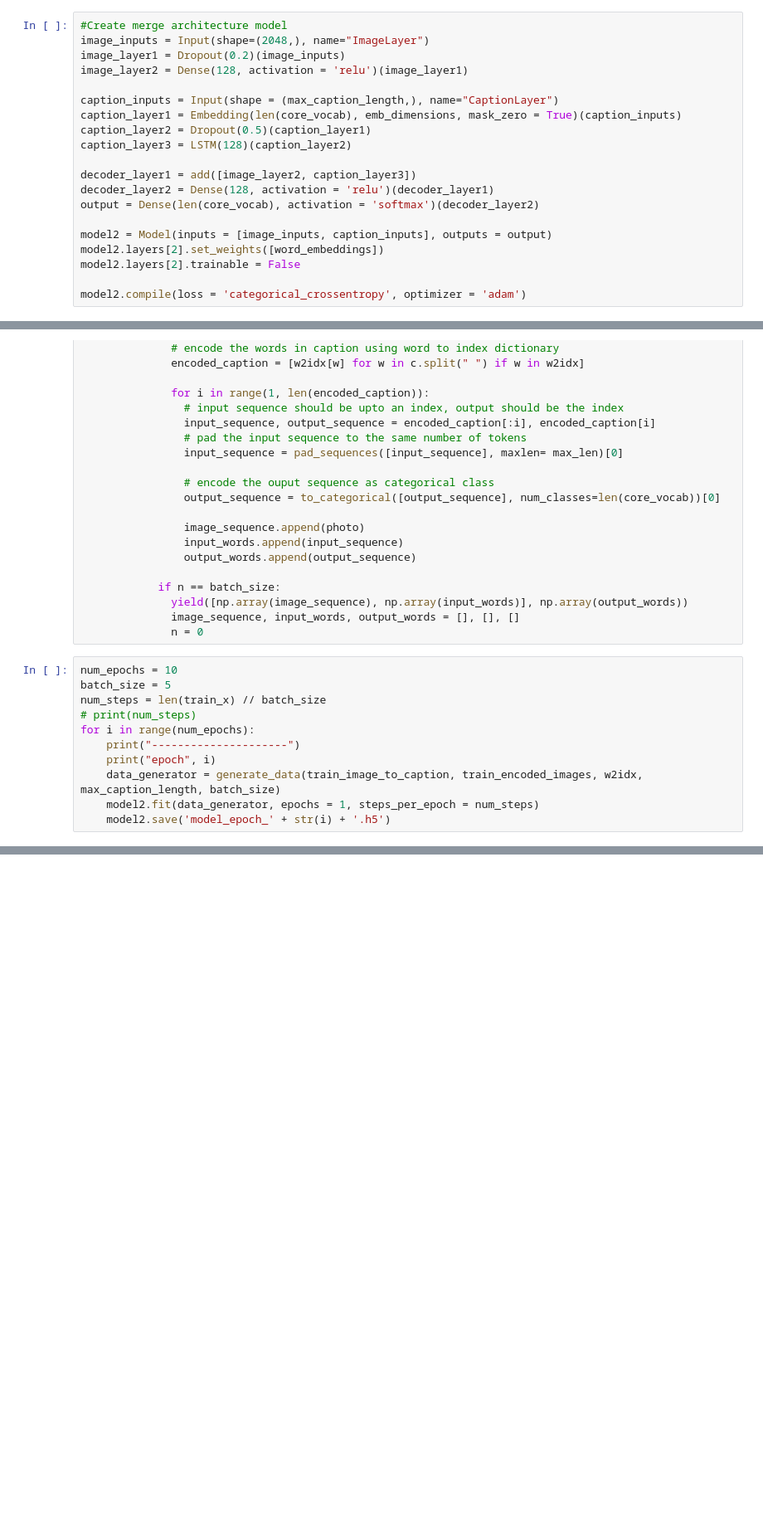
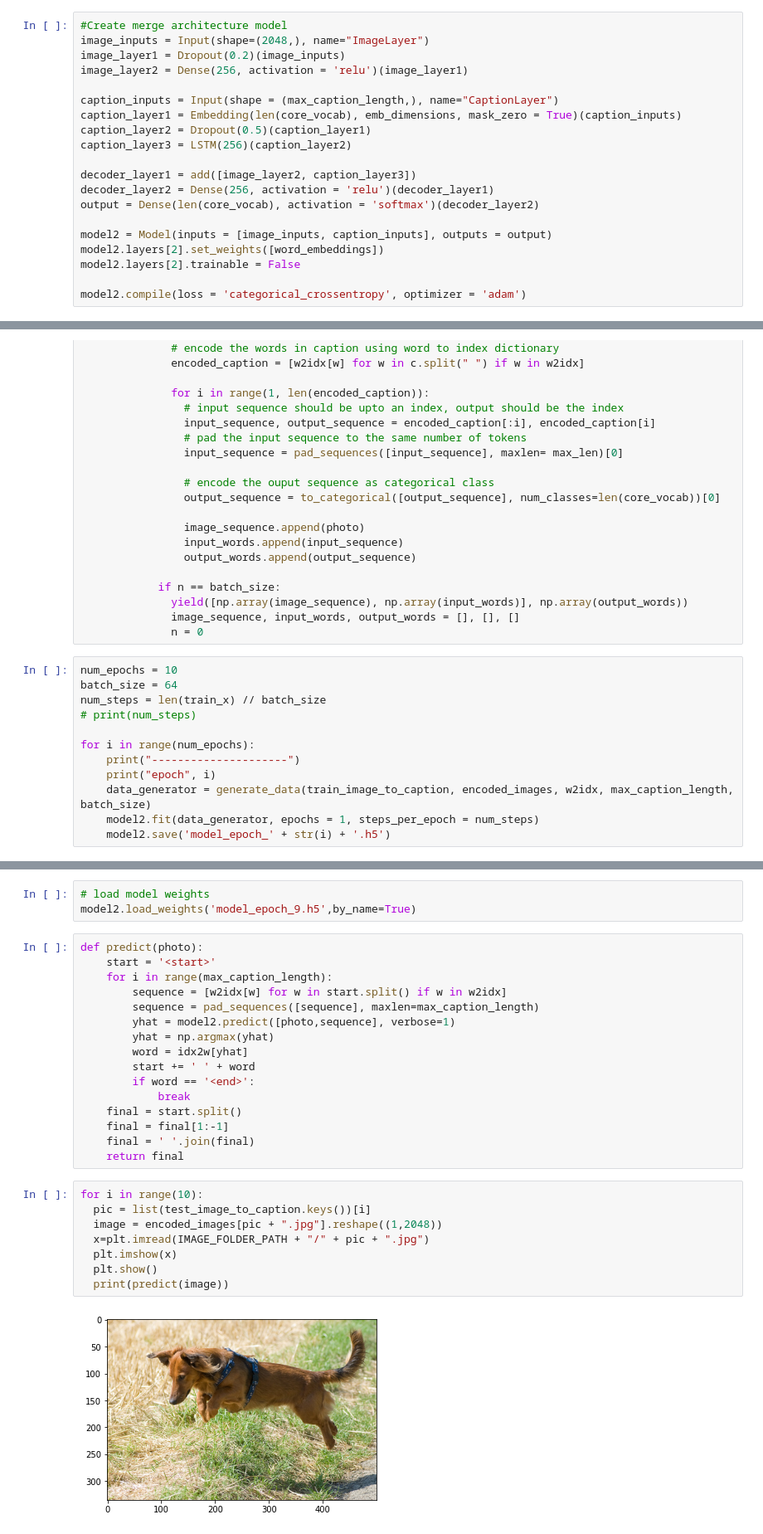
Before and after one commit to biyasbasak/generate_image_caption, a Jupyter notebook: main.ipynb, the cells around one changed output, grey strips where cells are left out. Shown at 83% size. Saved outputs shown, nothing was run; the diff lists cells and outputs as text; blank space fills up the shorter version.

Commit message:
test the output captions

```diff
--- a/main.ipynb
+++ b/main.ipynb
@@ -231,15 +211,15 @@ for word, index in w2idx.items():
 #Create merge architecture model
 image_inputs = Input(shape=(2048,), name="ImageLayer")
 image_layer1 = Dropout(0.2)(image_inputs)
-image_layer2 = Dense(128, activation = 'relu')(image_layer1)
+image_layer2 = Dense(256, activation = 'relu')(image_layer1)
 
 caption_inputs = Input(shape = (max_caption_length,), name="CaptionLayer")
 caption_layer1 = Embedding(len(core_vocab), emb_dimensions, mask_zero = True)(caption_inputs)
 caption_layer2 = Dropout(0.5)(caption_layer1)
-caption_layer3 = LSTM(128)(caption_layer2)
+caption_layer3 = LSTM(256)(caption_layer2)
 
 decoder_layer1 = add([image_layer2, caption_layer3])
-decoder_layer2 = Dense(128, activation = 'relu')(decoder_layer1)
+decoder_layer2 = Dense(256, activation = 'relu')(decoder_layer1)
 output = Dense(len(core_vocab), activation = 'softmax')(decoder_layer2)
 
 model2 = Model(inputs = [image_inputs, caption_inputs], outputs = output)
@@ -298,13 +278,14 @@ def generate_data(caption_dict, images, w2idx, max_len, batch_size):
               n = 0
 # %%
 num_epochs = 10
-batch_size = 5
+batch_size = 64
 num_steps = len(train_x) // batch_size
 # print(num_steps)
+
 for i in range(num_epochs):
     print("---------------------")
     print("epoch", i)
-    data_generator = generate_data(train_image_to_caption, train_encoded_images, w2idx, max_caption_length, batch_size)
+    data_generator = generate_data(train_image_to_caption, encoded_images, w2idx, max_caption_length, batch_size)
     model2.fit(data_generator, epochs = 1, steps_per_epoch = num_steps)
     model2.save('model_epoch_' + str(i) + '.h5')
 # %% [output]
@@ -364,0 +309,29 @@ def model_evaluation(model, caption_list, images, max_len):
+# %%
+# load model weights
+model2.load_weights('model_epoch_9.h5',by_name=True)
+# %%
+def predict(photo):
+    start = '<start>'
+    for i in range(max_caption_length):
+        sequence = [w2idx[w] for w in start.split() if w in w2idx]
+        sequence = pad_sequences([sequence], maxlen=max_caption_length)
+        yhat = model2.predict([photo,sequence], verbose=1)
+        yhat = np.argmax(yhat)
+        word = idx2w[yhat]
+        start += ' ' + word
+        if word == '<end>':
+            break
+    final = start.split()
+    final = final[1:-1]
+    final = ' '.join(final)
+    return final
+# %%
+for i in range(10):
+  pic = list(test_image_to_caption.keys())[i]
+  image = encoded_images[pic + ".jpg"].reshape((1,2048))
+  x=plt.imread(IMAGE_FOLDER_PATH + "/" + pic + ".jpg")
+  plt.imshow(x)
+  plt.show()
+  print(predict(image))
+# %% [output]
+[figure, added]
```
Also changed, not shown: parts of 17 cells of this notebook.
